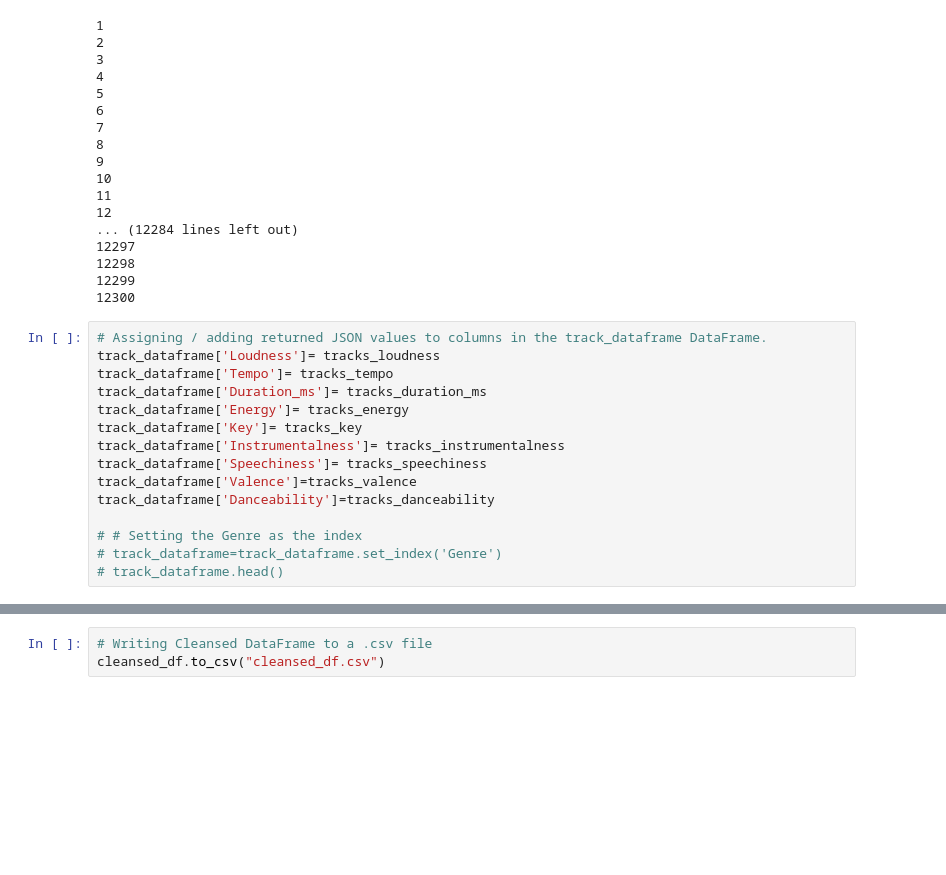
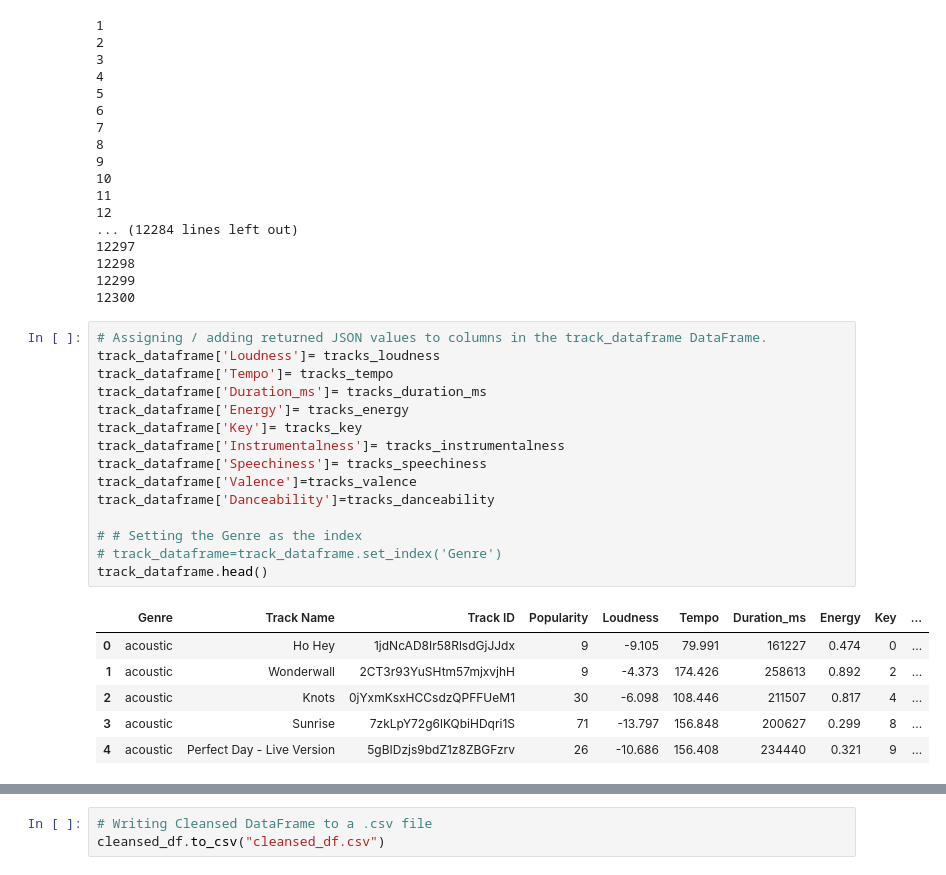
Before and after one commit to heesung80/Group_project_1, a Jupyter notebook: group_project/genre_random_will_edits.ipynb, the cells around one changed output, grey strips where cells are left out. Cells and saved outputs as stored; diff of their text form; blank space fills up the shorter version.

```diff
--- a/group_project/genre_random_will_edits.ipynb
+++ b/group_project/genre_random_will_edits.ipynb
@@ -171,17 +171,24 @@ for tid in tracks_id:
 # %%
 # Assigning / adding returned JSON values to columns in the track_dataframe DataFrame.
 track_dataframe['Loudness']= tracks_loudness
 track_dataframe['Tempo']= tracks_tempo
 track_dataframe['Duration_ms']= tracks_duration_ms
 track_dataframe['Energy']= tracks_energy
 track_dataframe['Key']= tracks_key
 track_dataframe['Instrumentalness']= tracks_instrumentalness
 track_dataframe['Speechiness']= tracks_speechiness
 track_dataframe['Valence']=tracks_valence
 track_dataframe['Danceability']=tracks_danceability
 
 # # Setting the Genre as the index
 # track_dataframe=track_dataframe.set_index('Genre')
-# track_dataframe.head()
+track_dataframe.head()
+# %% [output]
+|  | Genre | Track Name | Track ID | Popularity | Loudness | Tempo | Duration_ms | Energy | Key | ... |
+| 0 | acoustic | Ho Hey | 1jdNcAD8Ir58RlsdGjJJdx | 9 | -9.105 | 79.991 | 161227 | 0.474 | 0 | ... |
+| 1 | acoustic | Wonderwall | 2CT3r93YuSHtm57mjxvjhH | 9 | -4.373 | 174.426 | 258613 | 0.892 | 2 | ... |
+| 2 | acoustic | Knots | 0jYxmKsxHCCsdzQPFFUeM1 | 30 | -6.098 | 108.446 | 211507 | 0.817 | 4 | ... |
+| 3 | acoustic | Sunrise | 7zkLpY72g6lKQbiHDqri1S | 71 | -13.797 | 156.848 | 200627 | 0.299 | 8 | ... |
+| 4 | acoustic | Perfect Day - Live Version | 5gBIDzjs9bdZ1z8ZBGFzrv | 26 | -10.686 | 156.408 | 234440 | 0.321 | 9 | ... |
 # %%
 # Removing duplicates, by Track ID, as
```
Also changed, not shown: parts of 15 cells of this notebook.
